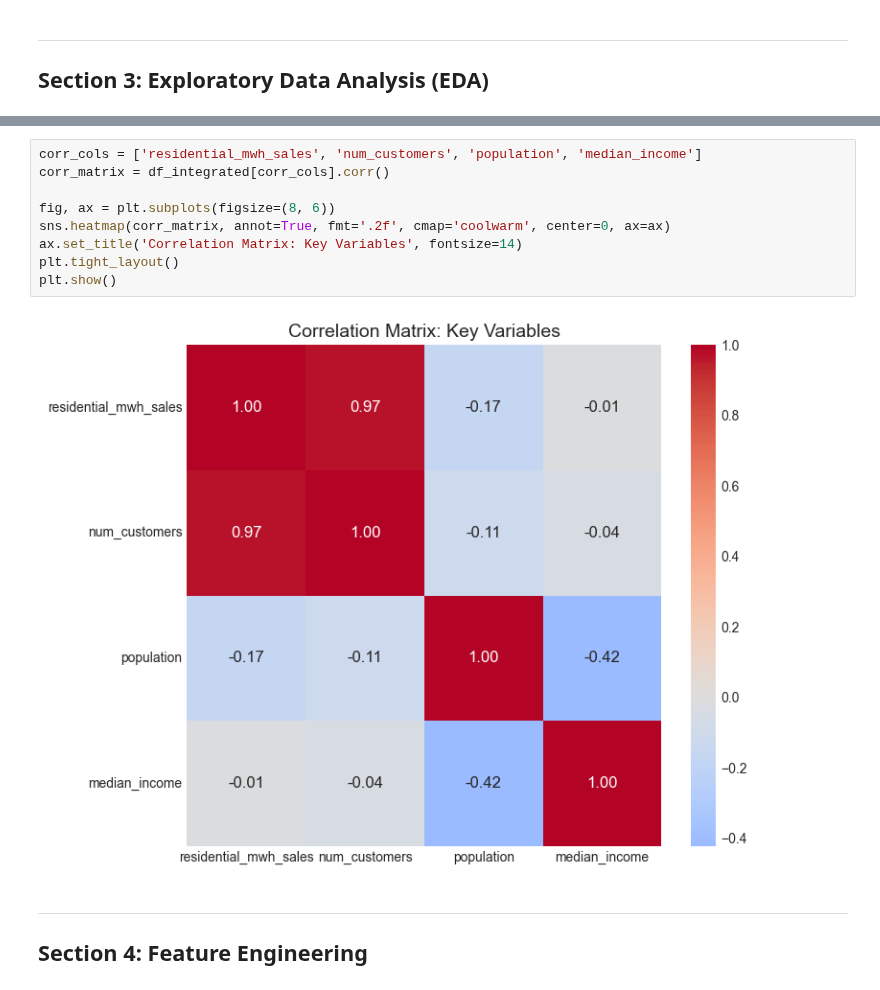
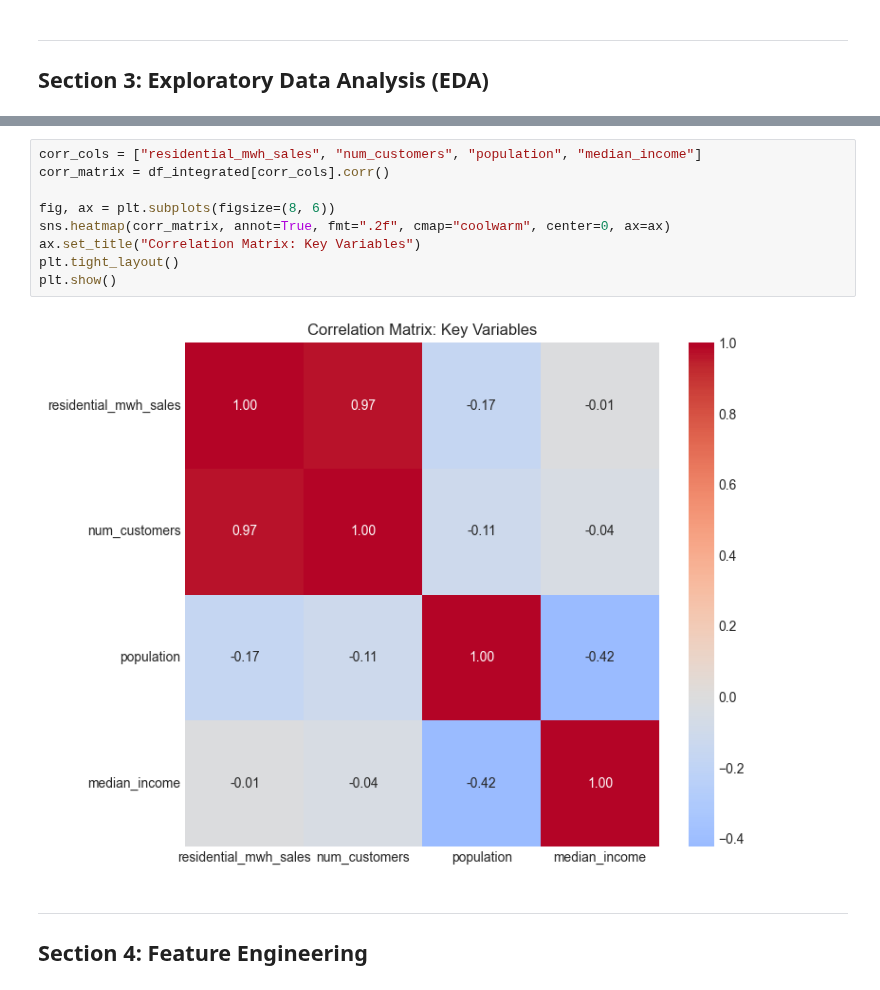
Before and after one commit to SJSUF25/Urban-Energy-Analytics, a Jupyter notebook: notebooks/urban_energy_analysis.ipynb, the cells around one changed output, grey strips where cells are left out. Saved outputs shown, nothing was run; the diff lists cells and outputs as text.

```diff
--- a/notebooks/urban_energy_analysis.ipynb
+++ b/notebooks/urban_energy_analysis.ipynb
@@ -199,14 +196,14 @@ plt.show()
 # %%
-corr_cols = ['residential_mwh_sales', 'num_customers', 'population', 'median_income']
+corr_cols = ["residential_mwh_sales", "num_customers", "population", "median_income"]
 corr_matrix = df_integrated[corr_cols].corr()
 
 fig, ax = plt.subplots(figsize=(8, 6))
-sns.heatmap(corr_matrix, annot=True, fmt='.2f', cmap='coolwarm', center=0, ax=ax)
-ax.set_title('Correlation Matrix: Key Variables', fontsize=14)
+sns.heatmap(corr_matrix, annot=True, fmt=".2f", cmap="coolwarm", center=0, ax=ax)
+ax.set_title("Correlation Matrix: Key Variables")
 plt.tight_layout()
 plt.show()
 # %% [output]
-[figure, old version]
+[figure, new version]
 # %% [markdown]
 ---
 
```
Also changed, not shown: parts of 36 cells of this notebook, 1 other file.
